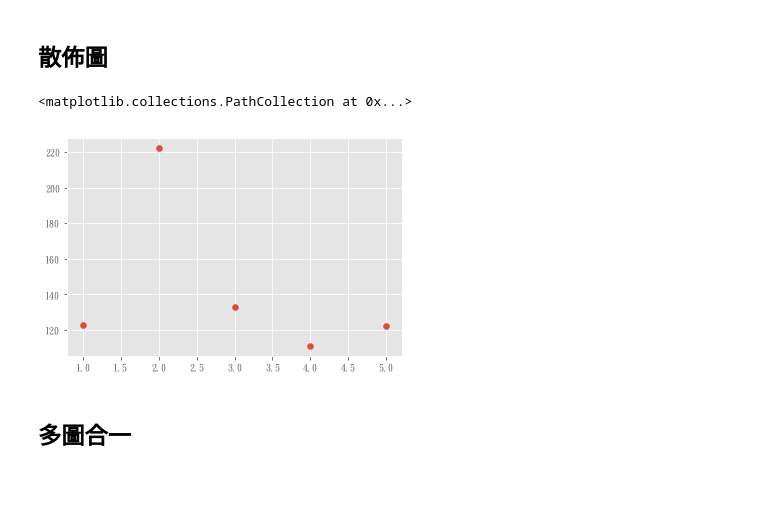
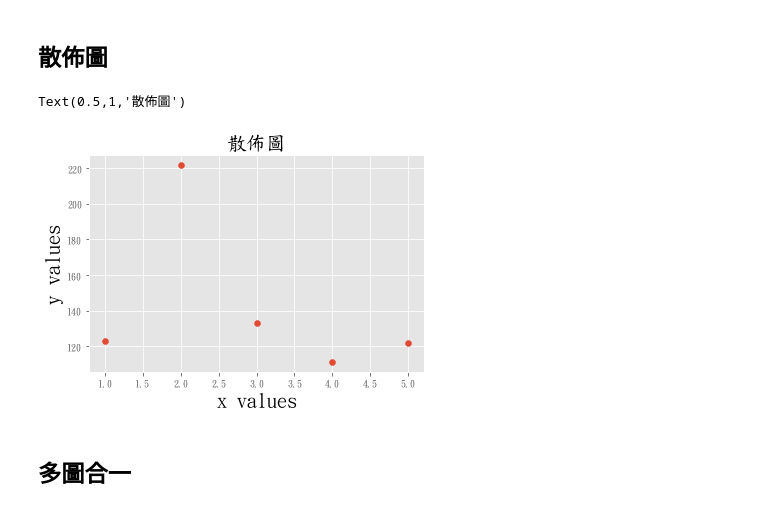
Before and after one commit to alabtsai/FGU-Class, a Jupyter notebook: Lecture_0530.ipynb, the cells around one changed output. Saved outputs shown, nothing was run; the diff lists cells and outputs as text; code cells hidden in the pictures; blank space fills up the shorter version.

Commit message:
Visulization with Matplotlib

```diff
--- a/Lecture_0530.ipynb
+++ b/Lecture_0530.ipynb
@@ -50,10 +62,0 @@ Text(0.5,1,'test bar chart')
-# %%
-# # 調整作圖風格
-plt.style.use('dark_background')
-x=[1,2,3,4,5]
-y=[123,222,133,111,122]
-
-# 調整作圖大小
-plt.figure(figsize=(6,4))
-
-plt.bar(x,y,align='center')
@@ -63,10 +63,13 @@ plt.bar(x,y,align='center')
 # %% [markdown]
 ## 折線圖
 # %%
-plt.style.use('ggplot')
+
 x=[1,2,3,4,5]
 y=[123,222,133,111,122]
 
 plt.plot(x,y)
-plt.title('折線圖',color='red')
+
+plt.xlabel('x values',size=20,color='black')
+plt.ylabel('y values',color='black',size=20)
+plt.title('折線圖',color='red',loc='left',size=20)
 # %% [output]
@@ -96,11 +99,15 @@ plt.plot(x,y1)
 # %%
 x=[1,2,3,4,5]
 y=[123,222,133,111,122]
 
 plt.scatter(x,y)
+
+plt.xlabel('x values',size=20,color='black')
+plt.ylabel('y values',color='black',size=20)
+plt.title('散佈圖',color='black',loc='center',size=20)
 # %% [output]
-<matplotlib.collections.PathCollection at 0x...>
+Text(0.5,1,'散佈圖')
-[figure, old version]
+[figure, new version]
 # %% [markdown]
 ## 多圖合一
 # %%
```
Also changed, not shown: parts of 38 cells of this notebook.
